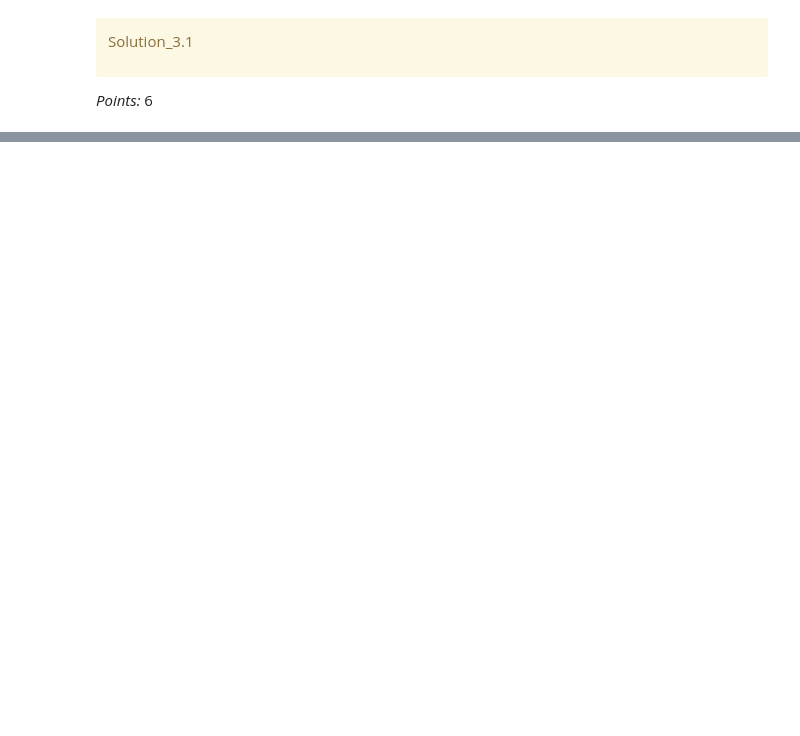
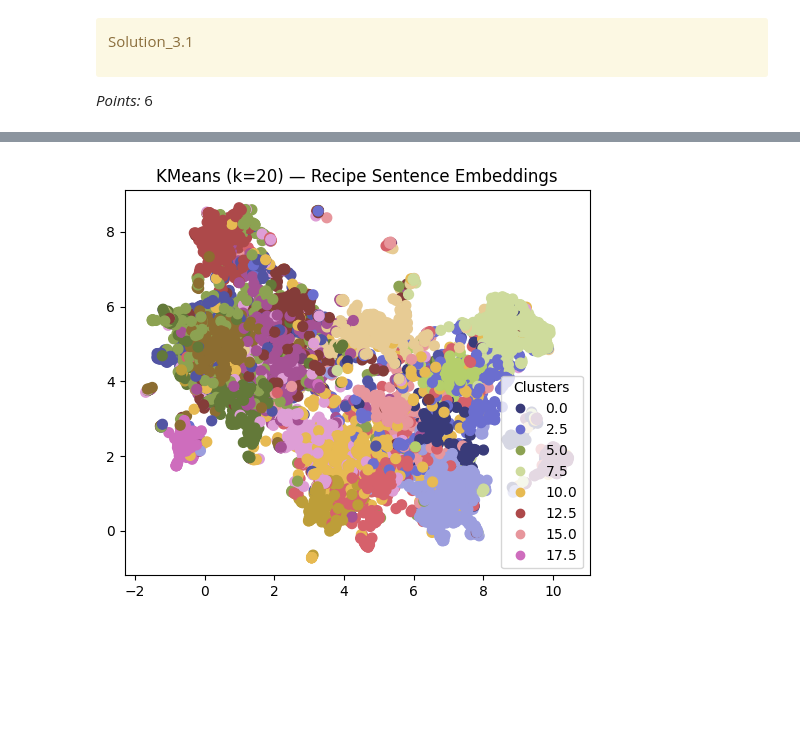
Before and after one commit to moraesand/hw6_cpsc330, a Jupyter notebook: hw6.ipynb, the cells around one changed output, grey strips where cells are left out. Saved outputs shown, nothing was run; the diff lists cells and outputs as text; code cells hidden in the pictures; blank space fills up the shorter version.

```diff
--- a/hw6.ipynb
+++ b/hw6.ipynb
@@ -951,0 +1050,7 @@ _Type your answer here, replacing this text._
+# %%
+# k=20 used from silhouette score
+best_kmeans = KMeans(n_clusters=20, random_state=42, n_init=10)
+best_kmeans.fit(X_emb)
+kmeans_recipe_labels = best_kmeans.labels_
+
+print_clusters(recipes_df, kmeans_recipe_labels, n_recipes=8, random_state=42)
@@ -952,3 +1075,12 @@ _Type your answer here, replacing this text._
+# %%
+plot_umap_clusters(
+    X_emb,
+    kmeans_recipe_labels,
+    n_neighbors=15,
+    title="KMeans (k=20) — Recipe Sentence Embeddings",
+)
+# %% [output]
+[figure, added]
 # %%
 ...
 # %% [markdown]
```
Also changed, not shown: parts of 29 cells of this notebook, 1 other file.
